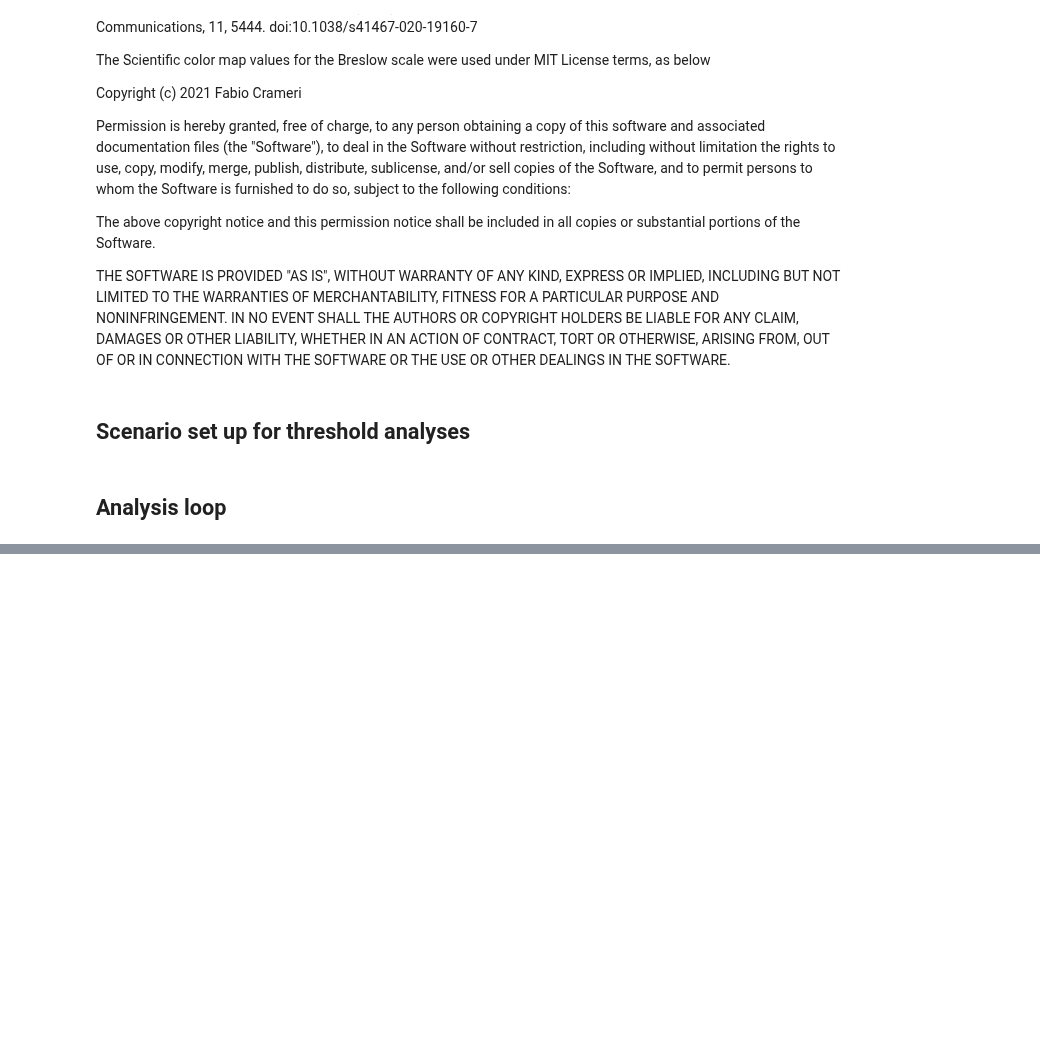
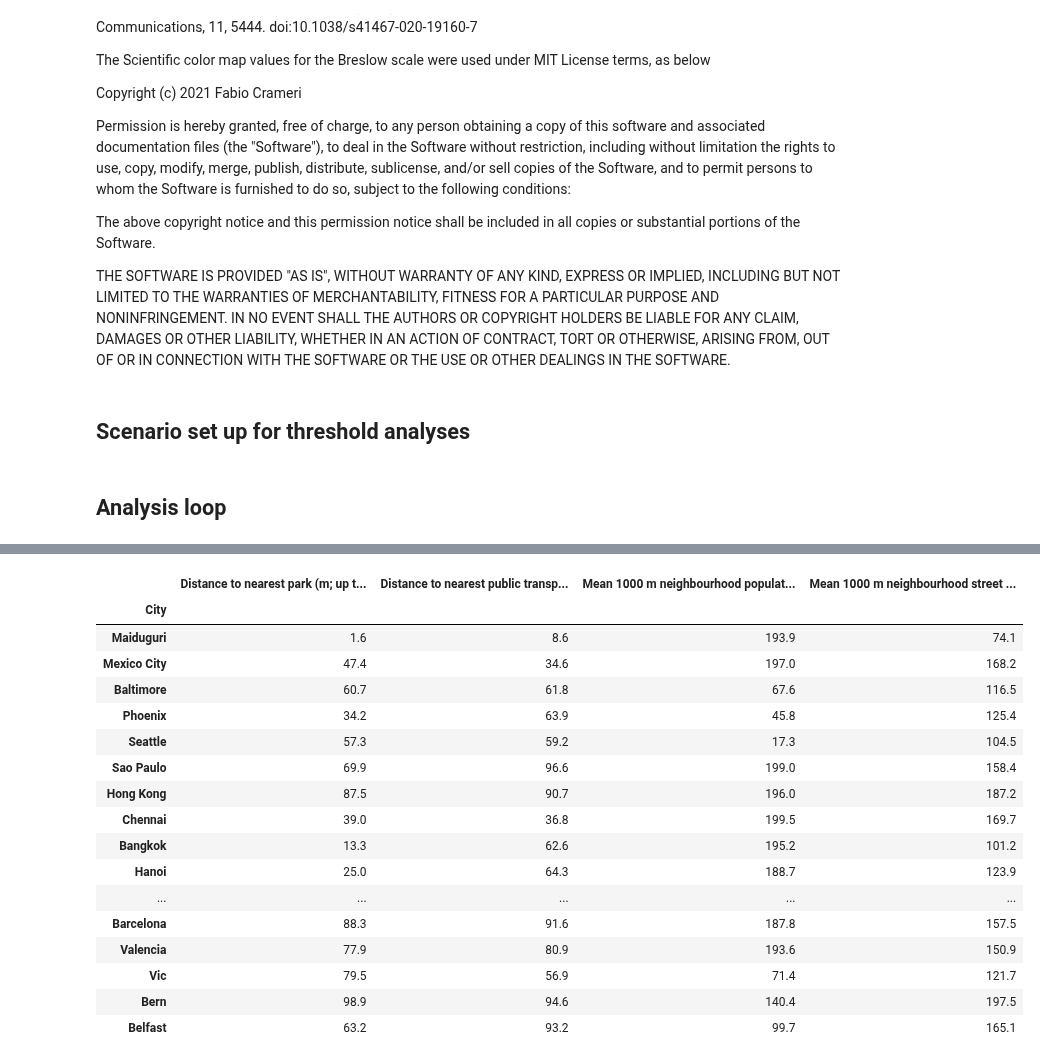
Before and after one commit to healthysustainablecities/global-indicators, a Jupyter notebook: analysis/threshold_mapping.ipynb, the cells around one changed output, grey strips where cells are left out. Saved outputs shown, nothing was run; the diff lists cells and outputs as text; code cells hidden in the pictures; blank space fills up the shorter version.

```diff
--- a/analysis/threshold_mapping.ipynb
+++ b/analysis/threshold_mapping.ipynb
@@ -471 +476,28 @@ stats
 18 rows × 25 columns
+# %%
+stats_reduced = stats.loc[(stats.index.get_level_values(1) != "_distances") & (stats.index.get_level_values(2).str.startswith(('within','exceeds')))\
+         |(stats.index.get_level_values(1) == "_distances") & (stats.index.get_level_values(2).str.startswith(('below','within')))]\
+            .groupby(level=0).sum()\
+            .transpose()
+
+stats_reduced.to_csv(f'./reports/Global Indicators 2020 - thresholds summary simplified.csv')
+stats_reduced
+# %% [output]
+|  | Distance to nearest park (m; up t... | Distance to nearest public transp... | Mean 1000 m neighbourhood populat... | Mean 1000 m neighbourhood street ... |
+| City |  |  |  |  |
+| Maiduguri | 1.6 | 8.6 | 193.9 | 74.1 |
+| Mexico City | 47.4 | 34.6 | 197.0 | 168.2 |
+| Baltimore | 60.7 | 61.8 | 67.6 | 116.5 |
+| Phoenix | 34.2 | 63.9 | 45.8 | 125.4 |
+| Seattle | 57.3 | 59.2 | 17.3 | 104.5 |
+| Sao Paulo | 69.9 | 96.6 | 199.0 | 158.4 |
+| Hong Kong | 87.5 | 90.7 | 196.0 | 187.2 |
+| Chennai | 39.0 | 36.8 | 199.5 | 169.7 |
+| Bangkok | 13.3 | 62.6 | 195.2 | 101.2 |
+| Hanoi | 25.0 | 64.3 | 188.7 | 123.9 |
+| ... | ... | ... | ... | ... |
+| Barcelona | 88.3 | 91.6 | 187.8 | 157.5 |
+| Valencia | 77.9 | 80.9 | 193.6 | 150.9 |
+| Vic | 79.5 | 56.9 | 71.4 | 121.7 |
+| Bern | 98.9 | 94.6 | 140.4 | 197.5 |
+| Belfast | 63.2 | 93.2 | 99.7 | 165.1 |
```
Also changed, not shown: parts of 2 cells of this notebook.
